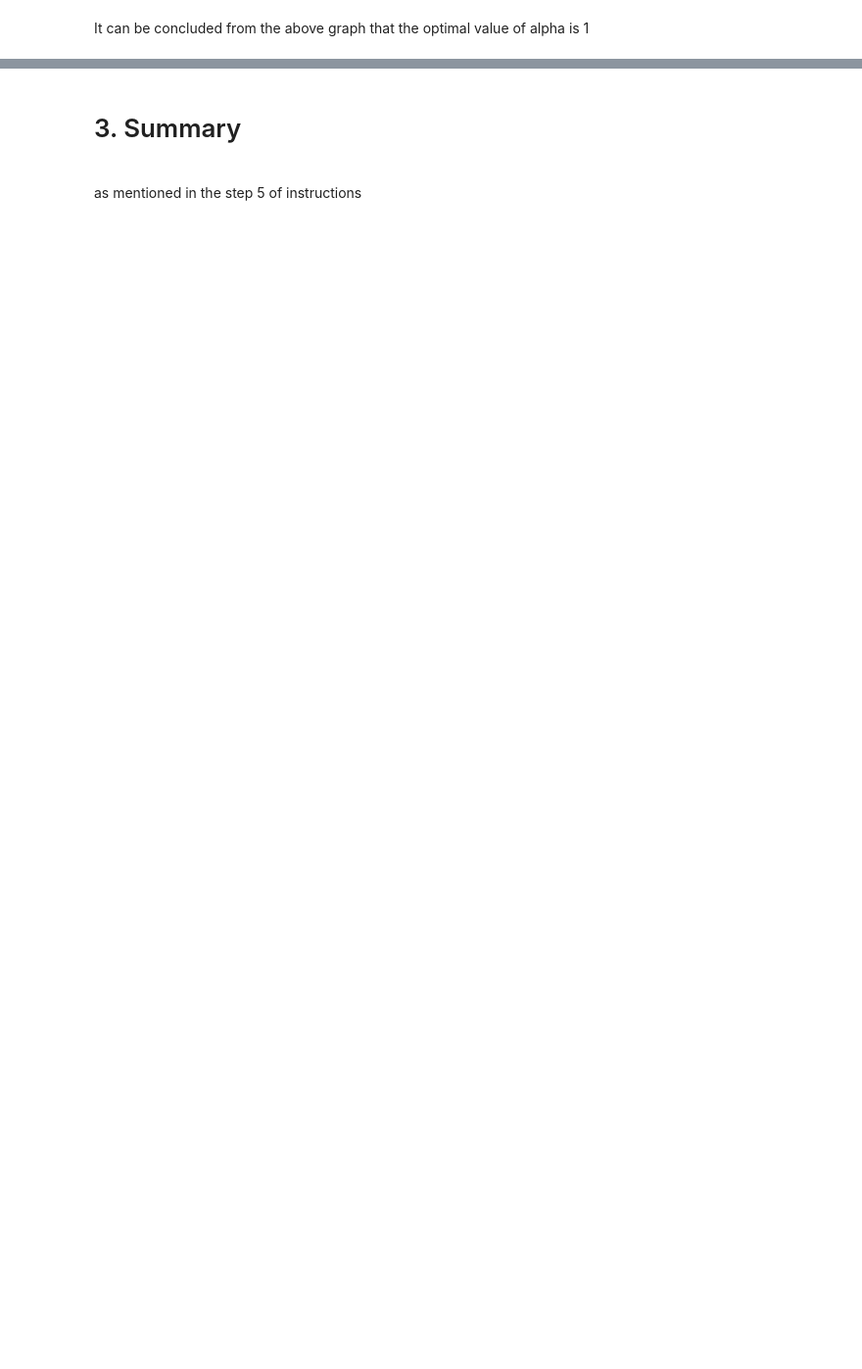
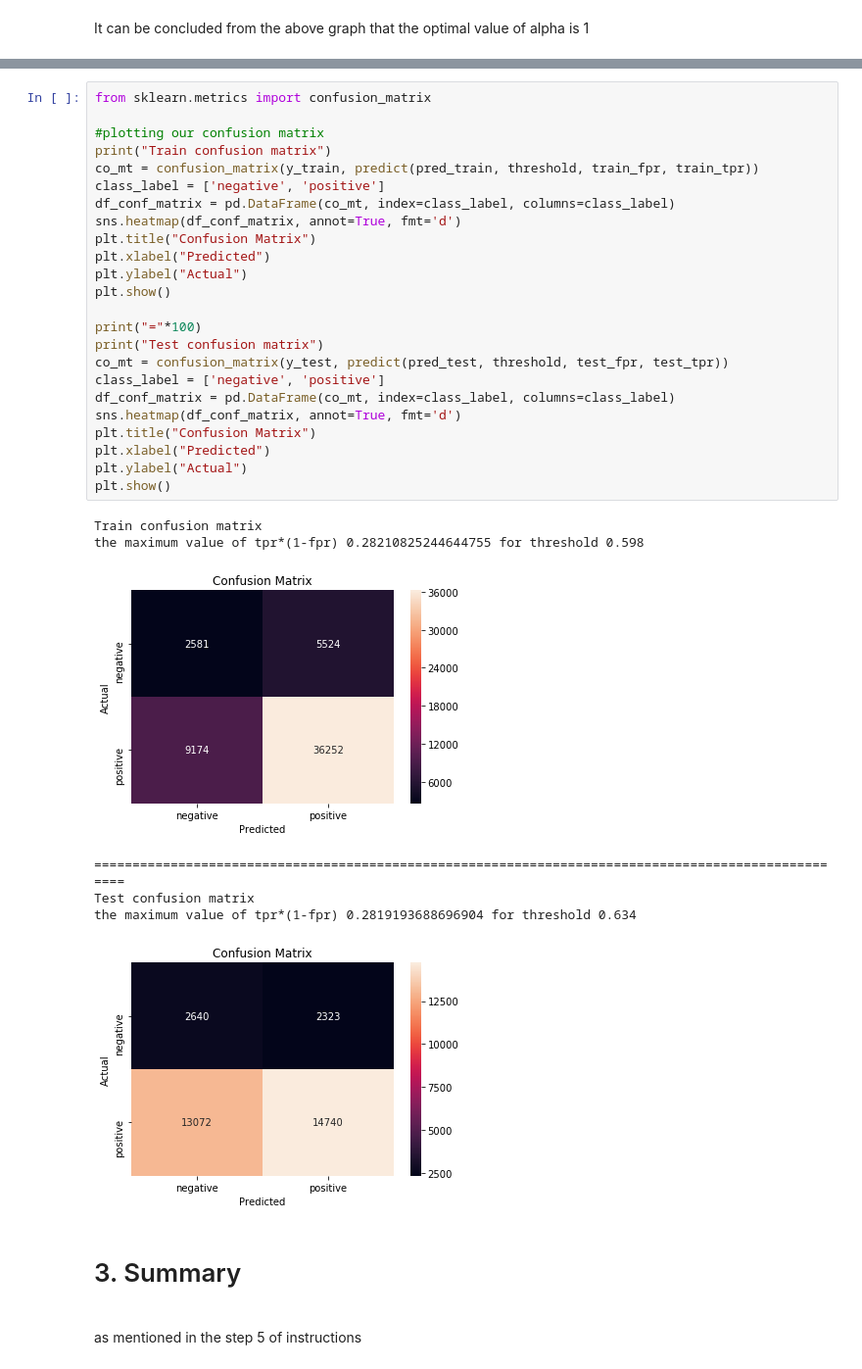
Before and after one commit to manasa-rajesh/DonorsChoose, a Jupyter notebook: Naive_Bayes.ipynb, the cells around one changed output, grey strips where cells are left out. Shown at 98% size. Drawn from its saved outputs; the diff is of its cells as text; blank space fills up the shorter version.

```diff
--- a/Naive_Bayes.ipynb
+++ b/Naive_Bayes.ipynb
@@ -486,3 +635,35 @@ plt.show()
+# %%
+from sklearn.metrics import confusion_matrix
+
+#plotting our confusion matrix
+print("Train confusion matrix")
+co_mt = confusion_matrix(y_train, predict(pred_train, threshold, train_fpr, train_tpr))
+class_label = ['negative', 'positive']
+df_conf_matrix = pd.DataFrame(co_mt, index=class_label, columns=class_label)
+sns.heatmap(df_conf_matrix, annot=True, fmt='d')
+plt.title("Confusion Matrix")
+plt.xlabel("Predicted")
+plt.ylabel("Actual")
+plt.show()
+
+print("="*100)
+print("Test confusion matrix")
+co_mt = confusion_matrix(y_test, predict(pred_test, threshold, test_fpr, test_tpr))
+class_label = ['negative', 'positive']
+df_conf_matrix = pd.DataFrame(co_mt, index=class_label, columns=class_label)
+sns.heatmap(df_conf_matrix, annot=True, fmt='d')
+plt.title("Confusion Matrix")
+plt.xlabel("Predicted")
+plt.ylabel("Actual")
+plt.show()
+# %% [output]
+Train confusion matrix
+the maximum value of tpr*(1-fpr) 0.28210825244644755 for threshold 0.598
+[figure, added]
+====================================================================================================
+Test confusion matrix
+the maximum value of tpr*(1-fpr) 0.2819193688696904 for threshold 0.634
+[figure, added]
 # %% [markdown]
 <h1>3. Summary</h1>
 
```
Also changed, not shown: parts of 18 cells of this notebook.
